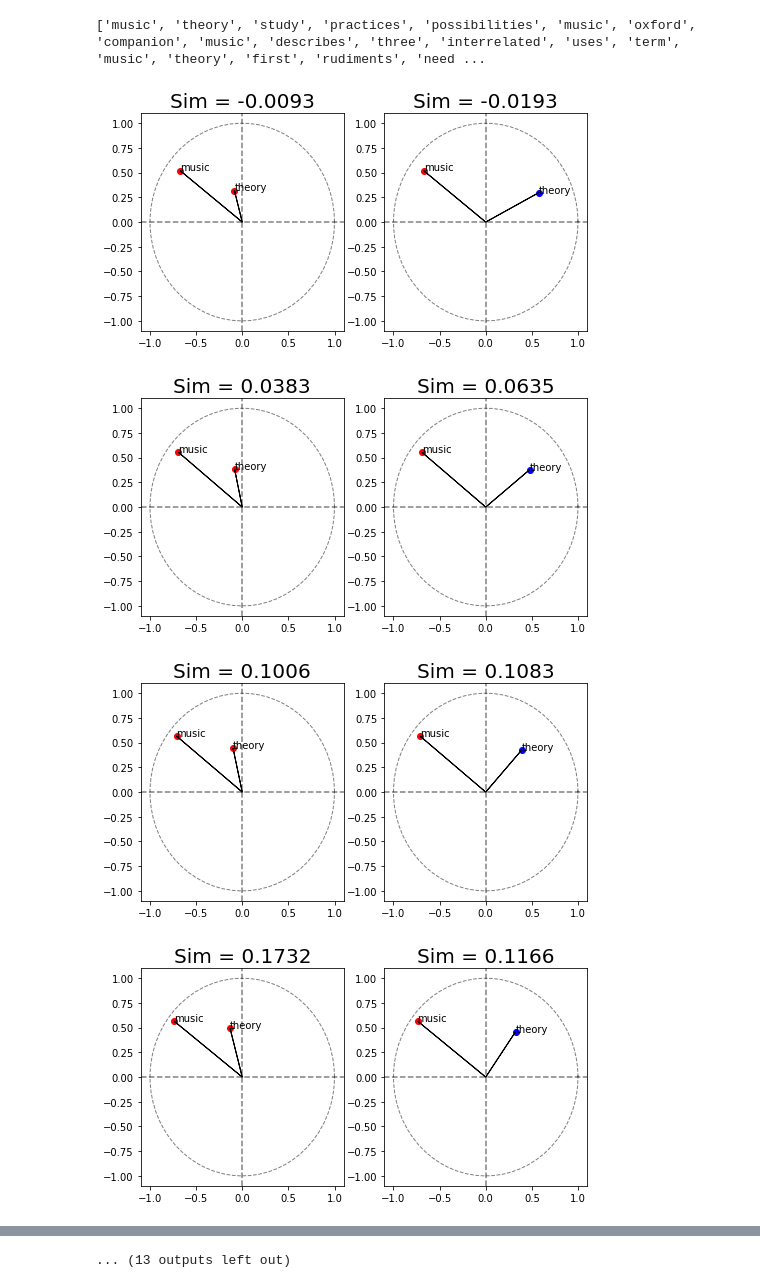
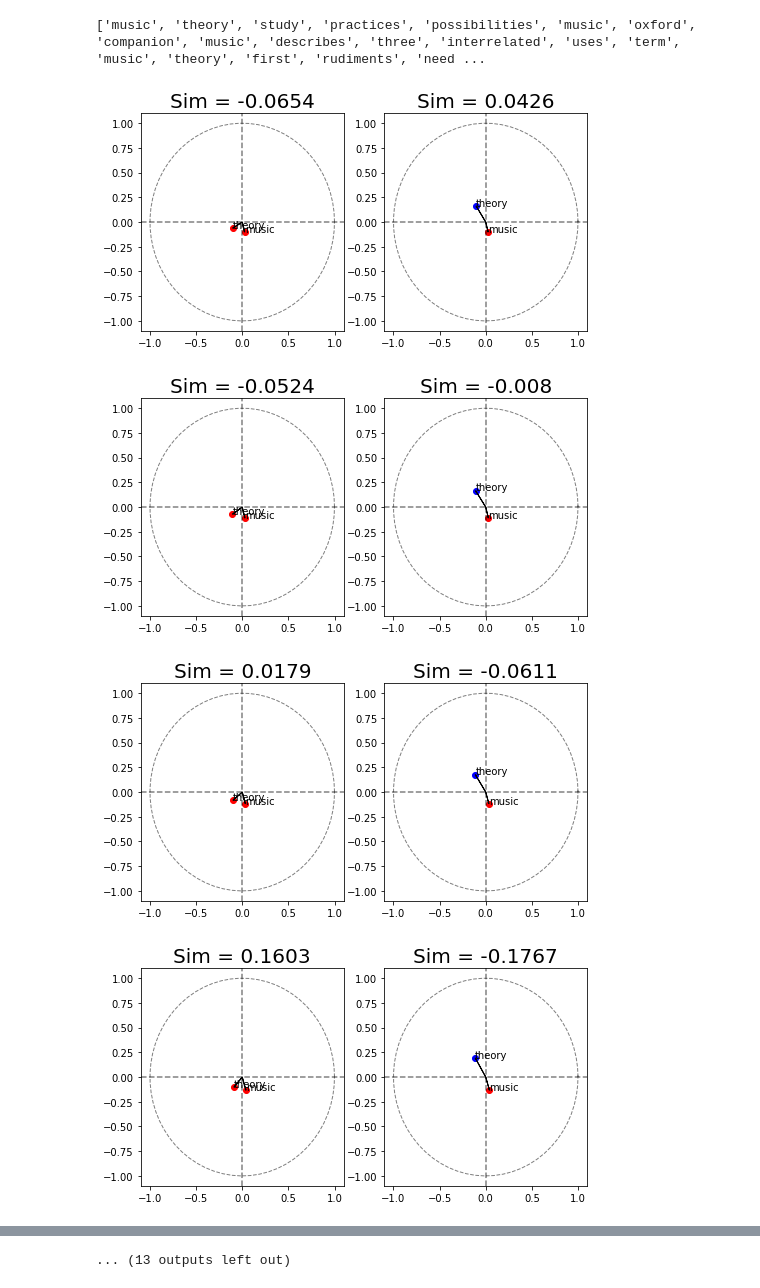
Before and after one commit to patrick-stephens-git/natural-language-processing-tools, a Jupyter notebook: word2vec-similarity-score-generator/word2vec-similarity-score-generator-EDA.ipynb, the cells around one changed output, grey strips where cells are left out. Drawn from its saved outputs; the diff is of its cells as text; code cells hidden in the pictures.

```diff
--- a/word2vec-similarity-score-generator/word2vec-similarity-score-generator-EDA.ipynb
+++ b/word2vec-similarity-score-generator/word2vec-similarity-score-generator-EDA.ipynb
@@ -57,8 +59,8 @@ print(training_text_word_list)
 ## Prepare Training Data
 ## Construct the Dataset via 'skip-gram' (predicts words within a certain range before and after the current word in the same sentence)
 # Note: Context Word Window Size could be 50, 100, 200, etc.
-context_word_window_size = 5 # Context Word is within N words before AND N words after the primary word being reviewed in the training text
-number_negative_samples = 3 # For each primary word we include N examples that are not within it's context
+context_word_window_size = 25 # Context Word is within N words before AND N words after the primary word being reviewed in the training text
+number_negative_samples = 10 # For each primary word we include N examples that are not within it's context
 
 dataset_list = []
 
@@ -161,25 +163,25 @@ def plot_words(debug):
     plt.show()
 # %%
 ## Run Word2Vec
-EMBEDDING_SIZE = 5
+EMBEDDING_SIZE = 128
 
 primary_embeddings = np.random.normal(0,0.1,(len(words), EMBEDDING_SIZE))
 row_norms = np.sqrt((primary_embeddings**2).sum(axis=1)).reshape(-1,1)
 primary_embeddings = primary_embeddings / row_norms
 
 context_embeddings = np.random.normal(0,0.1,(len(words), EMBEDDING_SIZE))
 row_norms = np.sqrt((context_embeddings**2).sum(axis=1)).reshape(-1,1)
 context_embeddings = context_embeddings / row_norms
 
 primary_embeddings = pd.DataFrame(data=primary_embeddings, index=words)
 context_embeddings = pd.DataFrame(data=context_embeddings, index=words)
 
 ## Plot Cosine Similarities (Sample of 25):
 ## Reference for Sample Primary Word and Context Word combination, e.g: "Music" and "Theory"
 for _ in range(25):
     primary_embeddings, context_embeddings = update_embeddings(df, primary_embeddings, context_embeddings, 0.1, ['music', 'theory'])
 # %% [output]
-[figure, old version]
+[figure, new version]
-[figure, old version]
+[figure, new version]
-[figure, old version]
+[figure, new version]
-[figure, old version]
+[figure, new version]
```
Also changed, not shown: parts of 6 cells of this notebook, 2 other files.
